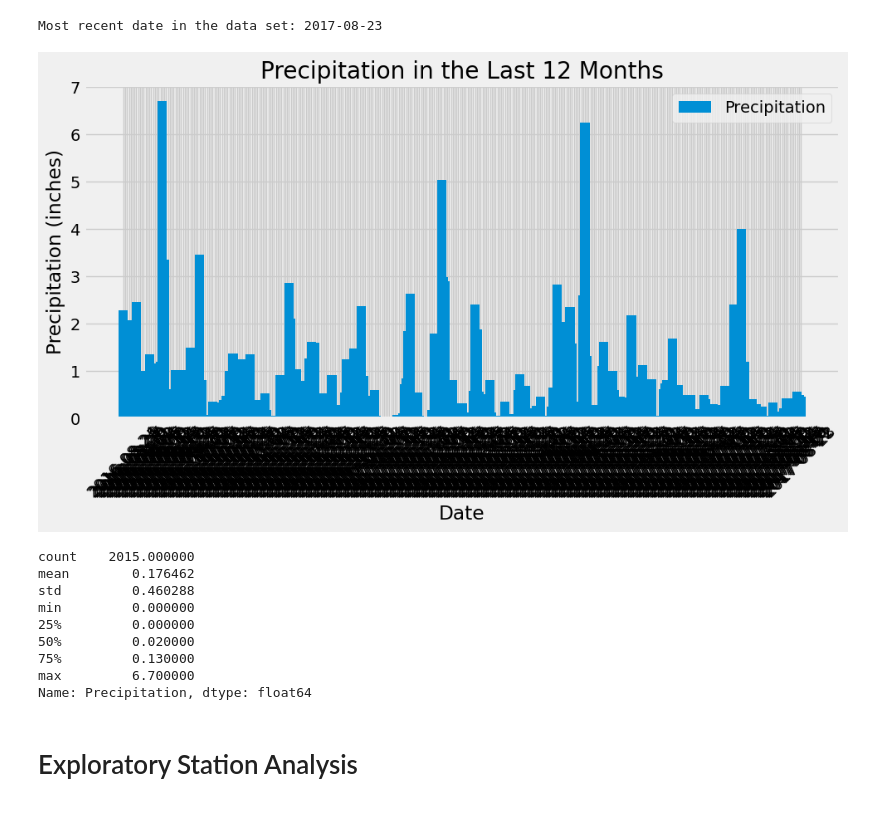
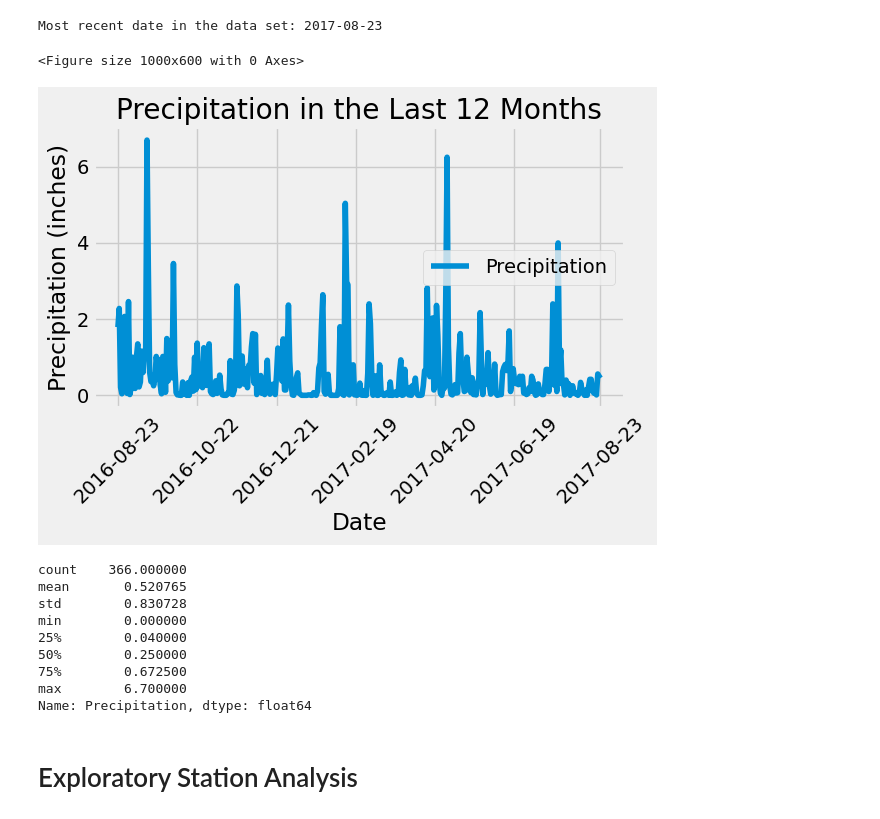
Before and after one commit to des-work/sqlalchemy-challenge, a Jupyter notebook: climate_starter.ipynb, the cells around one changed output. Drawn from its saved outputs; the diff is of its cells as text; code cells hidden in the pictures.

```diff
--- a/climate_starter.ipynb
+++ b/climate_starter.ipynb
@@ -49,45 +53,48 @@ Most recent date in the data set: 2017-08-23
 # %%
 # Design a query to retrieve the last 12 months of precipitation data and plot the results.
 # Starting from the most recent data point in the database.
 
 # Calculate the date one year from the last date in data set.
-one_year_ago = pd.to_datetime(most_recent_date) - pd.DateOffset(years=1)
-one_year_ago = one_year_ago.to_pydatetime()
-
+one_year_ago =  most_recent_date - timedelta(days=365)
+one_year_ago
 # Perform a query to retrieve the data and precipitation scores
-query_result = session.query(Measurement.date, Measurement.prcp).filter(Measurement.date >= one_year_ago).all()
+query_result = session.query(Measurement.date, func.Max(Measurement.prcp))\
+    .filter(Measurement.date >= one_year_ago)\
+    .group_by(Measurement.date).all()
 
 # Save the query results as a Pandas DataFrame. Explicitly set the column names
 
 df = pd.DataFrame(query_result, columns=['Date', 'Precipitation'])
 # Sort the dataframe by date
 
-df.sort_values(by='Date', inplace=True)
+df.sort_values('Date')
 # Use Pandas Plotting with Matplotlib to plot the data
+df.set_index('Date', inplace = True)
 plt.figure(figsize=(10, 6))
-plt.bar(df['Date'], df['Precipitation'], width=5, label='Precipitation')
+df.plot(xticks=(0,60,120,180,240,300,365))
 plt.xlabel('Date')
 plt.ylabel('Precipitation (inches)')
 plt.title('Precipitation in the Last 12 Months')
 plt.xticks(rotation=45)
 plt.legend()
 plt.tight_layout()
 plt.show()
 # %% [output]
+<Figure size 1000x600 with 0 Axes>
-[figure, old version]
+[figure, new version]
 # %%
 # Use Pandas to calculate the summary statistics for the precipitation data
 summary_stats = df['Precipitation'].describe()
 summary_stats
 # %% [output]
-count    2015.000000
-mean        0.176462
-std         0.460288
-min         0.000000
-25%         0.000000
-50%         0.020000
-75%         0.130000
-max         6.700000
+count    366.000000
+mean       0.520765
+std        0.830728
+min        0.000000
+25%        0.040000
+50%        0.250000
+75%        0.672500
+max        6.700000
 Name: Precipitation, dtype: float64
 # %% [markdown]
 # Exploratory Station Analysis
```
Also changed, not shown: parts of 5 cells of this notebook, 1 other file.
